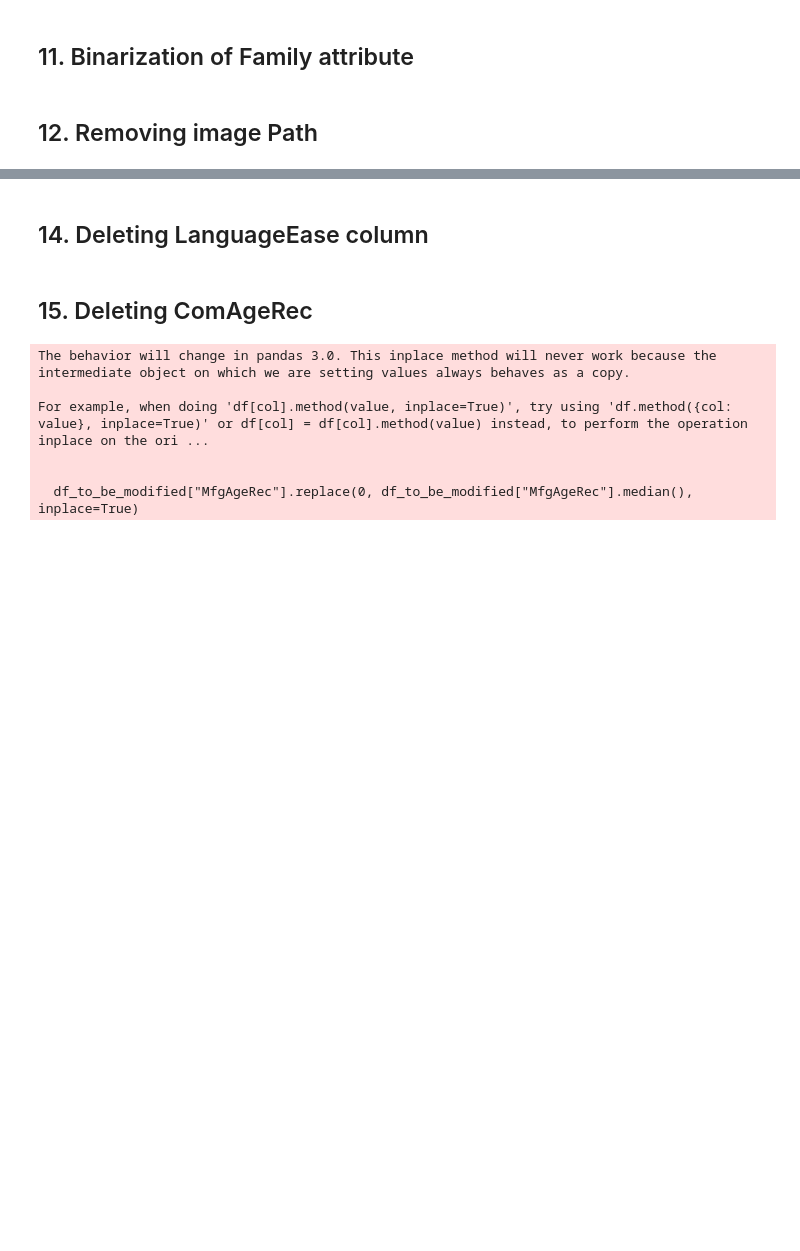
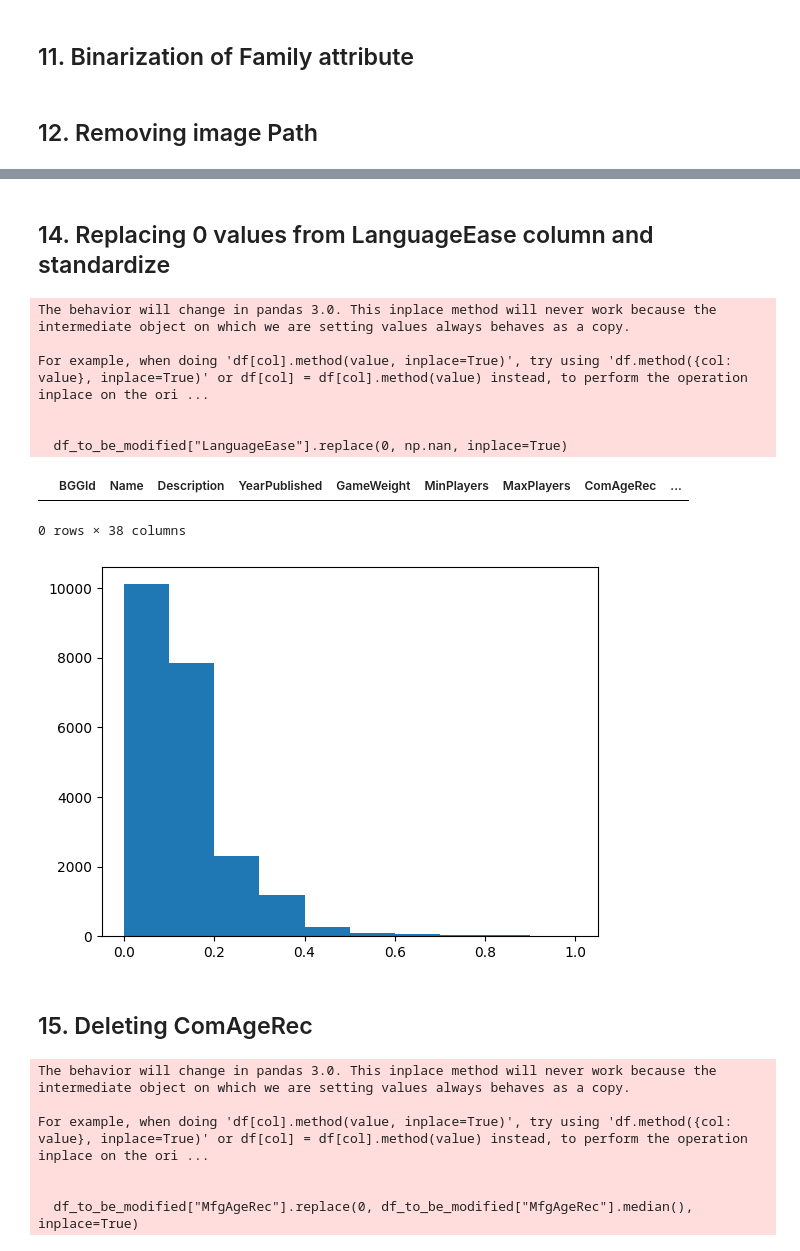
Before and after one commit to leopasq24/DataMining, a Jupyter notebook: data_preparation.ipynb, the cells around one changed output, grey strips where cells are left out. Cells and saved outputs as stored; diff of their text form; code cells hidden in the pictures; blank space fills up the shorter version.

```diff
--- a/data_preparation.ipynb
+++ b/data_preparation.ipynb
@@ -153,7 +153,7 @@ df_to_be_modified.loc[df_to_be_modified["GameWeight"]==0, "GameWeight"] = median
 ## 8. Replacing MinPlayers values == 0
 # %%
 # replacing 0 values in MinPlayers (50) with the median MinPlayers of the dataset
-df_to_be_modified["MinPlayers"].replace(0, df_to_be_modified["MinPlayers"].median(), inplace=True)
+df_to_be_modified["MinPlayers"].replace(0, 1, inplace=True)
 ((df_to_be_modified["MinPlayers"]==0).sum()) # check how many have MinPlayers 0
 # %% [output]
 The behavior will change in pandas 3.0. This inplace method will never work because the intermediate object on which we are setting values always behaves as a copy.
@@ -198,4 +198,4 @@ df_to_be_modified = df_to_be_modified.drop(labels = "ImagePath", axis = 1)
 # %%
 # creating Players column by taking the average of MinPlayers and MaxPlayers
-df_to_be_modified["Players"] = (df_to_be_modified["MinPlayers"] + df_to_be_modified["MaxPlayers"]) / 2
-df_to_be_modified = df_to_be_modified.drop(labels = ["MinPlayers", "MaxPlayers"], axis = 1)
+
+df_to_be_modified["MaxPlayers"].replace(0, df_to_be_modified["MaxPlayers"].median(), inplace=True)
@@ -202,8 +209,42 @@ df_to_be_modified = df_to_be_modified.drop(labels = ["MinPlayers", "MaxPlayers"]
 # %% [markdown]
-## 14. Deleting LanguageEase column
+## 14. Replacing 0 values from LanguageEase column and standardize
 # %%
 # deleting LanguageEase column due to the high number (25%) of Nan values and not precise range of values (ratio-scaled feature instead of ordinal one)
-df_to_be_modified = df_to_be_modified.drop(labels = "LanguageEase", axis = 1)
+# substututing 0 values with median per category
+categories = ["Cat:Thematic", "Cat:Strategy", "Cat:War", "Cat:Family", "Cat:CGS", "Cat:Abstract", "Cat:Party", "Cat:Childrens", "Cat:NoCategory"]
+median_per_category = {}
+for category in categories:
+    median_value = df_to_be_modified[df_to_be_modified["LanguageEase"].notnull() & (df_to_be_modified[category] != 0)]["LanguageEase"].median()
+    median_per_category[category] = median_value
+df_to_be_modified["LanguageEase"].replace(0, np.nan, inplace=True)
+
+def replace_language_ease(row):
+    if pd.isnull(row["LanguageEase"]):
+        for category in categories:
+            if row[category] != 0:
+                return median_per_category[category]
+        return np.nan
+    else:
+        return row["LanguageEase"]
+
+df_to_be_modified["LanguageEase"] = df_to_be_modified.apply(replace_language_ease, axis=1)
+
+# normalizing the column
+from sklearn.preprocessing import MinMaxScaler
+scaler = MinMaxScaler()
+df_to_be_modified["LanguageEase"] = scaler.fit_transform(df_to_be_modified[["LanguageEase"]])
+plt.hist(df_to_be_modified["LanguageEase"])
+df_to_be_modified[df_to_be_modified["LanguageEase"].isnull()]
+# %% [output]
+The behavior will change in pandas 3.0. This inplace method will never work because the intermediate object on which we are setting values always behaves as a copy.
+
+For example, when doing 'df[col].method(value, inplace=True)', try using 'df.method({col: value}, inplace=True)' or df[col] = df[col].method(value) instead, to perform the operation inplace on the ori ...
+
+
+  df_to_be_modified["LanguageEase"].replace(0, np.nan, inplace=True)
+|  | BGGId | Name | Description | YearPublished | GameWeight | MinPlayers | MaxPlayers | ComAgeRec | ... |
+0 rows × 38 columns
+[figure, added]
 # %% [markdown]
 ## 15. Deleting ComAgeRec
 # %%
```
Also changed, not shown: parts of 3 cells of this notebook, 1 other file.
